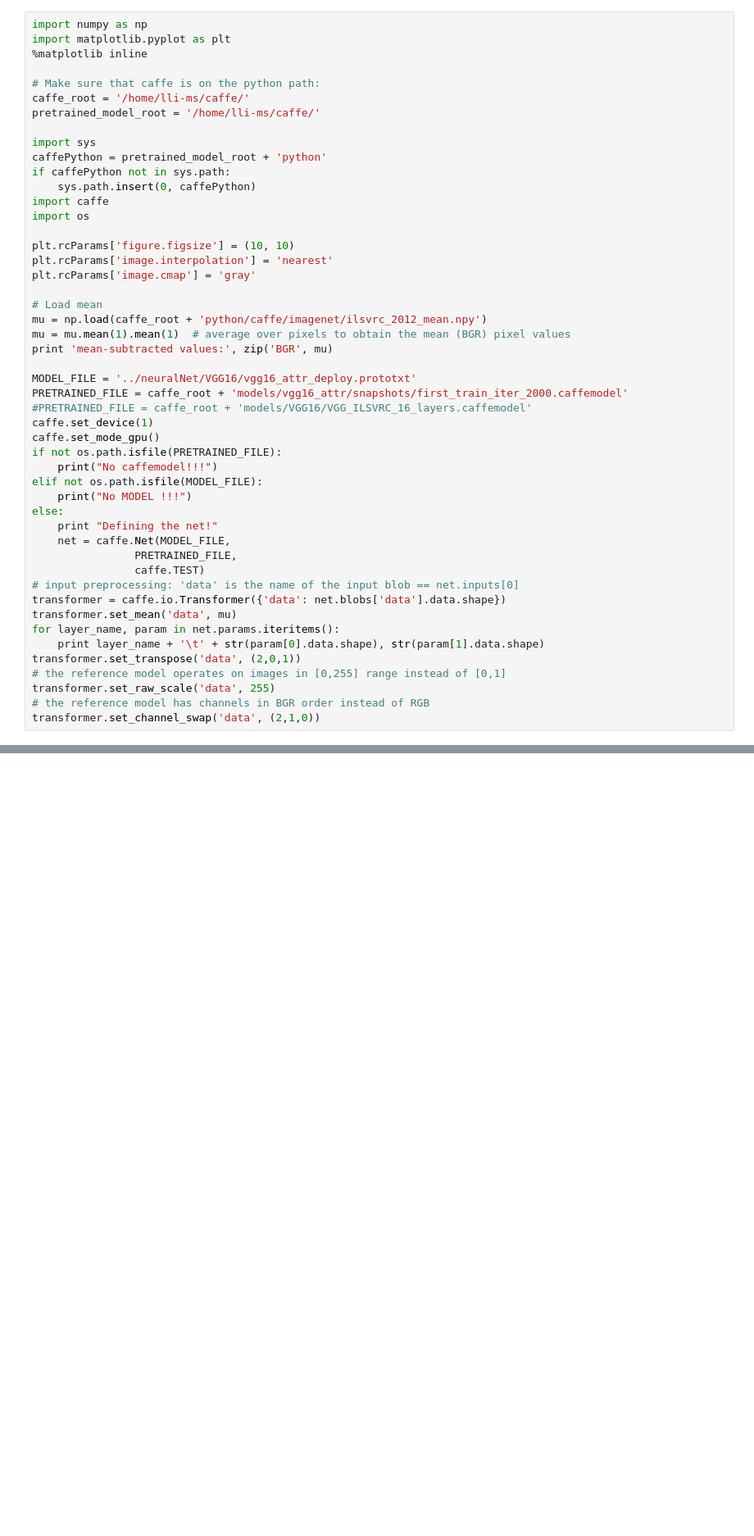
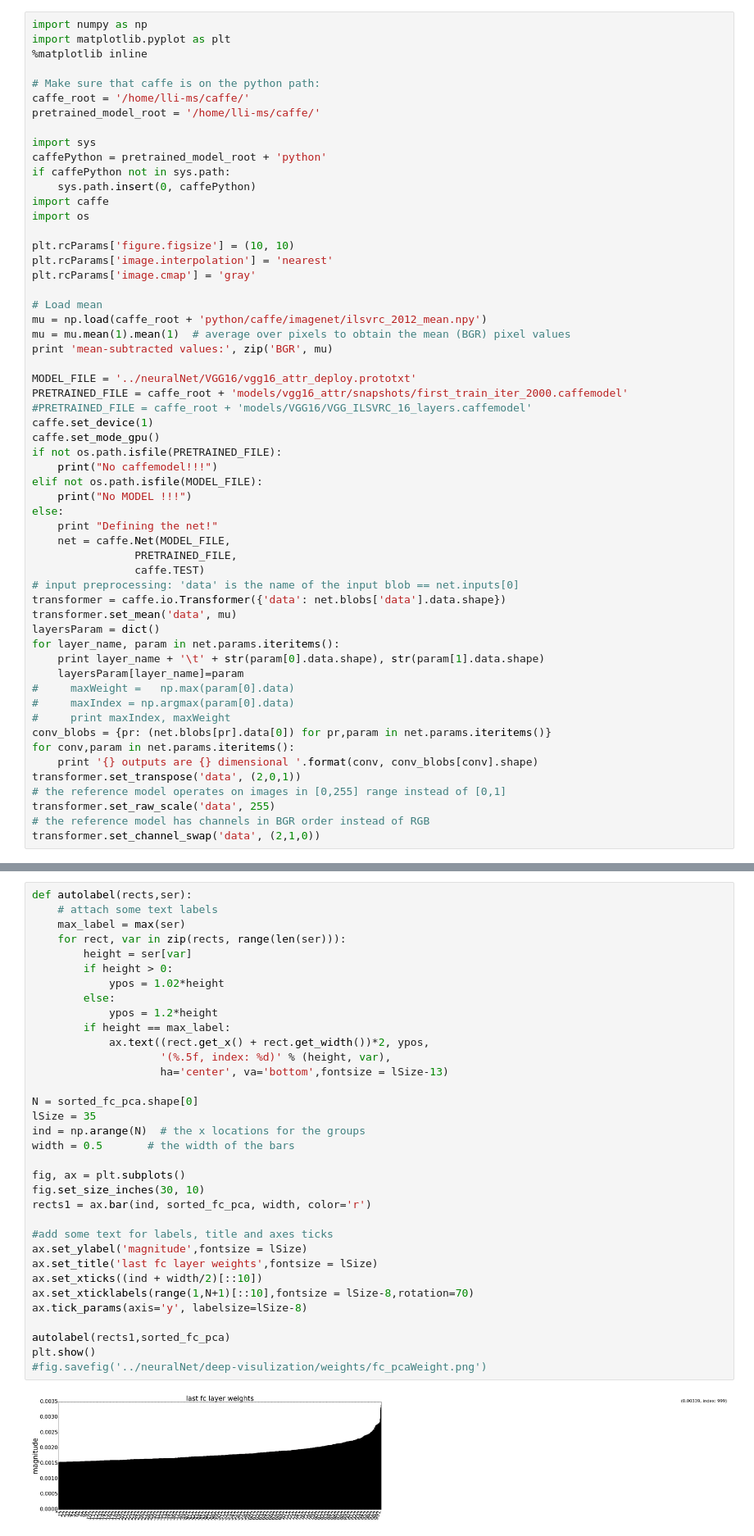
Before and after one commit to amandasongmm/attractiveness_datamining, a Jupyter notebook: linjieCode/code/FindMaxWeight.ipynb, the cells around one changed output, grey strips where cells are left out. Shown at 82% size. Cells and saved outputs as stored; diff of their text form; blank space fills up the shorter version.

```diff
--- a/linjieCode/code/FindMaxWeight.ipynb
+++ b/linjieCode/code/FindMaxWeight.ipynb
@@ -40,8 +40,16 @@ else:
 # input preprocessing: 'data' is the name of the input blob == net.inputs[0]
 transformer = caffe.io.Transformer({'data': net.blobs['data'].data.shape})
 transformer.set_mean('data', mu)
+layersParam = dict()
 for layer_name, param in net.params.iteritems():
     print layer_name + '\t' + str(param[0].data.shape), str(param[1].data.shape)
+    layersParam[layer_name]=param
+#     maxWeight =   np.max(param[0].data)
+#     maxIndex = np.argmax(param[0].data)
+#     print maxIndex, maxWeight
+conv_blobs = {pr: (net.blobs[pr].data[0]) for pr,param in net.params.iteritems()}
+for conv,param in net.params.iteritems():
+    print '{} outputs are {} dimensional '.format(conv, conv_blobs[conv].shape)
 transformer.set_transpose('data', (2,0,1))
 # the reference model operates on images in [0,255] range instead of [0,1]
 transformer.set_raw_scale('data', 255)
@@ -75,0 +124,36 @@ print param[1].data
+# %%
+def autolabel(rects,ser):
+    # attach some text labels
+    max_label = max(ser)
+    for rect, var in zip(rects, range(len(ser))):
+        height = ser[var]
+        if height > 0:
+            ypos = 1.02*height
+        else:
+            ypos = 1.2*height
+        if height == max_label:
+            ax.text((rect.get_x() + rect.get_width())*2, ypos,
+                    '(%.5f, index: %d)' % (height, var),
+                    ha='center', va='bottom',fontsize = lSize-13)
+
+N = sorted_fc_pca.shape[0]
+lSize = 35
+ind = np.arange(N)  # the x locations for the groups
+width = 0.5       # the width of the bars
+
+fig, ax = plt.subplots()
+fig.set_size_inches(30, 10)
+rects1 = ax.bar(ind, sorted_fc_pca, width, color='r')
+
+#add some text for labels, title and axes ticks
+ax.set_ylabel('magnitude',fontsize = lSize)
+ax.set_title('last fc layer weights',fontsize = lSize)
+ax.set_xticks((ind + width/2)[::10])
+ax.set_xticklabels(range(1,N+1)[::10],fontsize = lSize-8,rotation=70)
+ax.tick_params(axis='y', labelsize=lSize-8)
+
+autolabel(rects1,sorted_fc_pca)
+plt.show()
+#fig.savefig('../neuralNet/deep-visulization/weights/fc_pcaWeight.png')
+# %% [output]
+[figure, added]
```
Also changed, not shown: parts of 7 cells of this notebook.
